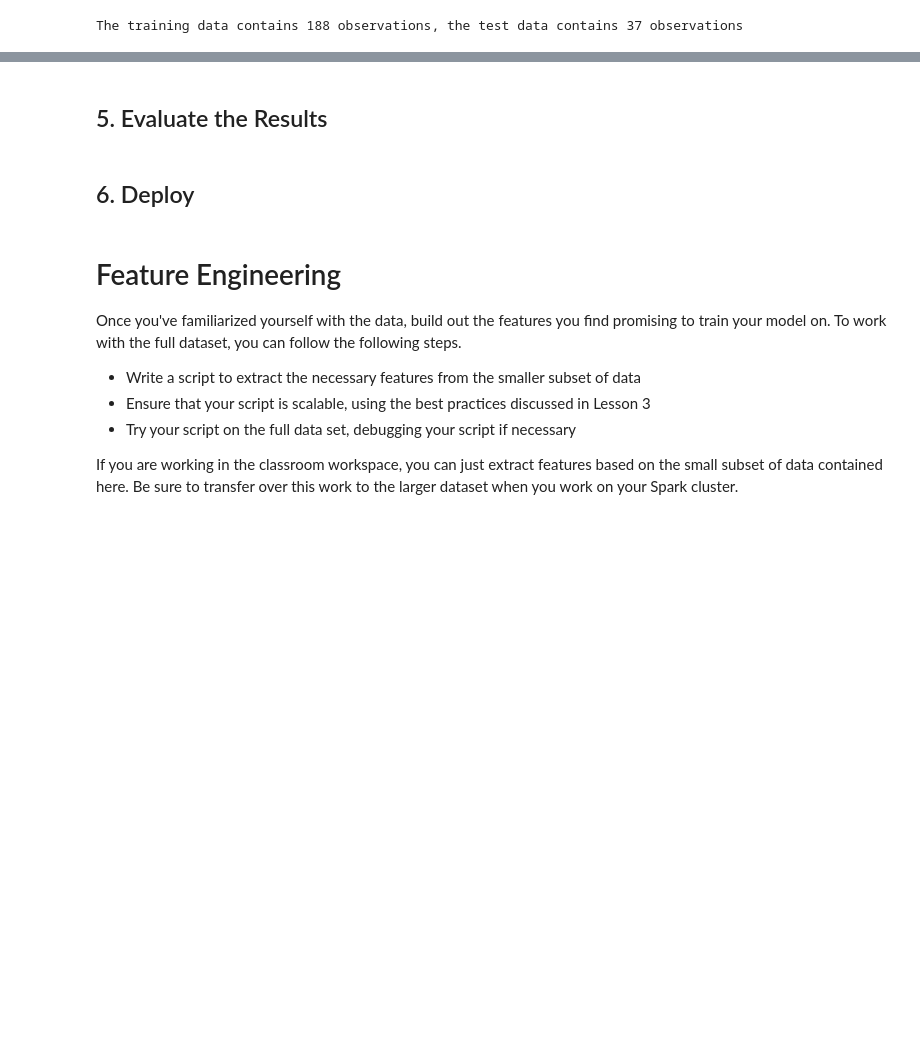
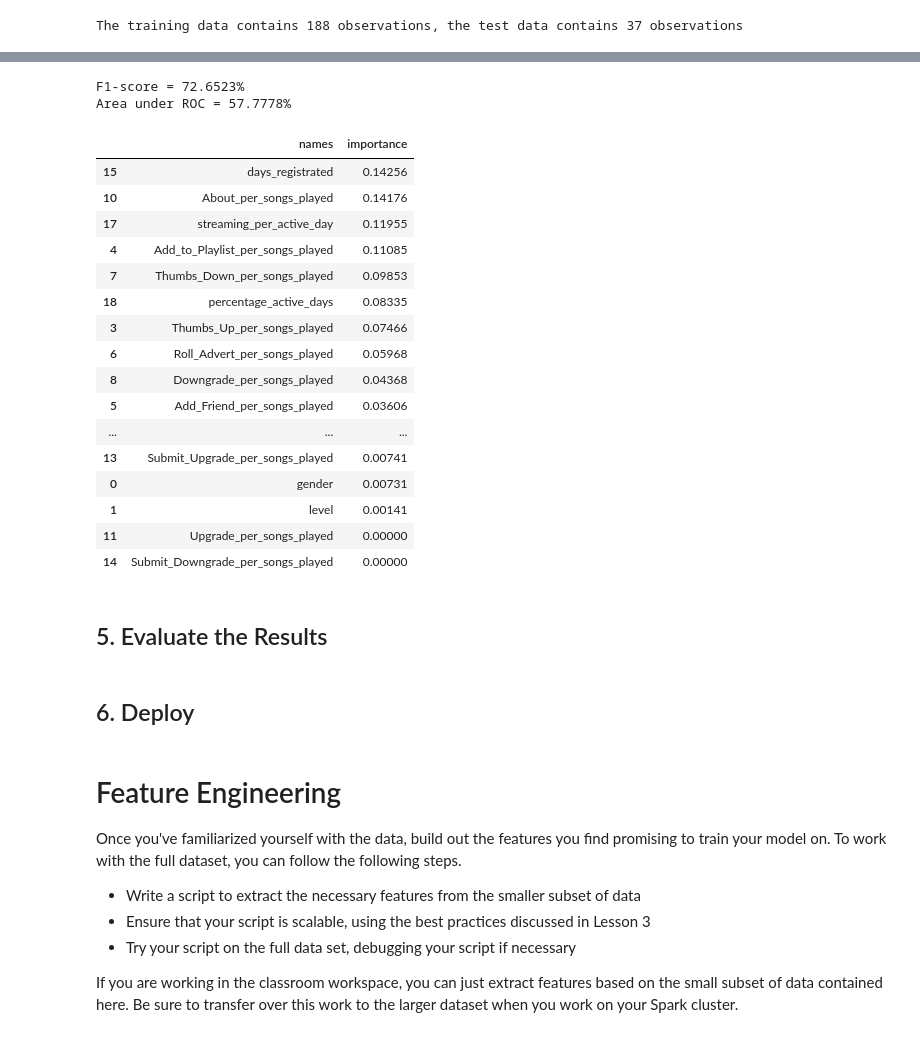
Before and after one commit to LeopoldWalther/SparkChurnDetection, a Jupyter notebook: Sparkify.ipynb, the cells around one changed output, grey strips where cells are left out. Cells and saved outputs as stored; diff of their text form; code cells hidden in the pictures; blank space fills up the shorter version.

```diff
--- a/Sparkify.ipynb
+++ b/Sparkify.ipynb
@@ -1750,3 +1792,47 @@ grid1 = ParamGridBuilder() \
+# %%
+clf = GBTClassifier()
+
+paramGrid = ParamGridBuilder() \
+        .addGrid(clf.maxDepth, [3, 5, 10]) \
+        .addGrid(clf.maxBins, [16, 32, 48]) \
+        .addGrid(clf.maxIter, [10, 20, 30]) \
+        .build()
+
+crossval = CrossValidator(estimator = Pipeline(stages=[clf]),
+                          estimatorParamMaps = paramGrid,
+                          evaluator = MulticlassClassificationEvaluator(metricName='f1'),
+                          numFolds = 3)
+
+cvModel = crossval.fit(data_training)
+predictions = cvModel.transform(data_test)
+
+evaluate_model(predictions)
+
+bestPipeline = cvModel.bestModel
+# %% [output]
+F1-score = 72.6523%
+Area under ROC = 57.7778%
+# %%
+importance_gbt_df = create_feature_importance_df(numerical_columns, bestPipeline)
+importance_gbt_df.sort_values('importance', ascending=False)
+# %% [output]
+|  | names | importance |
+| 15 | days_registrated | 0.14256 |
+| 10 | About_per_songs_played | 0.14176 |
+| 17 | streaming_per_active_day | 0.11955 |
+| 4 | Add_to_Playlist_per_songs_played | 0.11085 |
+| 7 | Thumbs_Down_per_songs_played | 0.09853 |
+| 18 | percentage_active_days | 0.08335 |
+| 3 | Thumbs_Up_per_songs_played | 0.07466 |
+| 6 | Roll_Advert_per_songs_played | 0.05968 |
+| 8 | Downgrade_per_songs_played | 0.04368 |
+| 5 | Add_Friend_per_songs_played | 0.03606 |
+| ... | ... | ... |
+| 13 | Submit_Upgrade_per_songs_played | 0.00741 |
+| 0 | gender | 0.00731 |
+| 1 | level | 0.00141 |
+| 11 | Upgrade_per_songs_played | 0.00000 |
+| 14 | Submit_Downgrade_per_songs_played | 0.00000 |
 # %% [markdown]
 ## 5. Evaluate the Results
 # %% [markdown]
```
Also changed, not shown: parts of 72 cells of this notebook.
